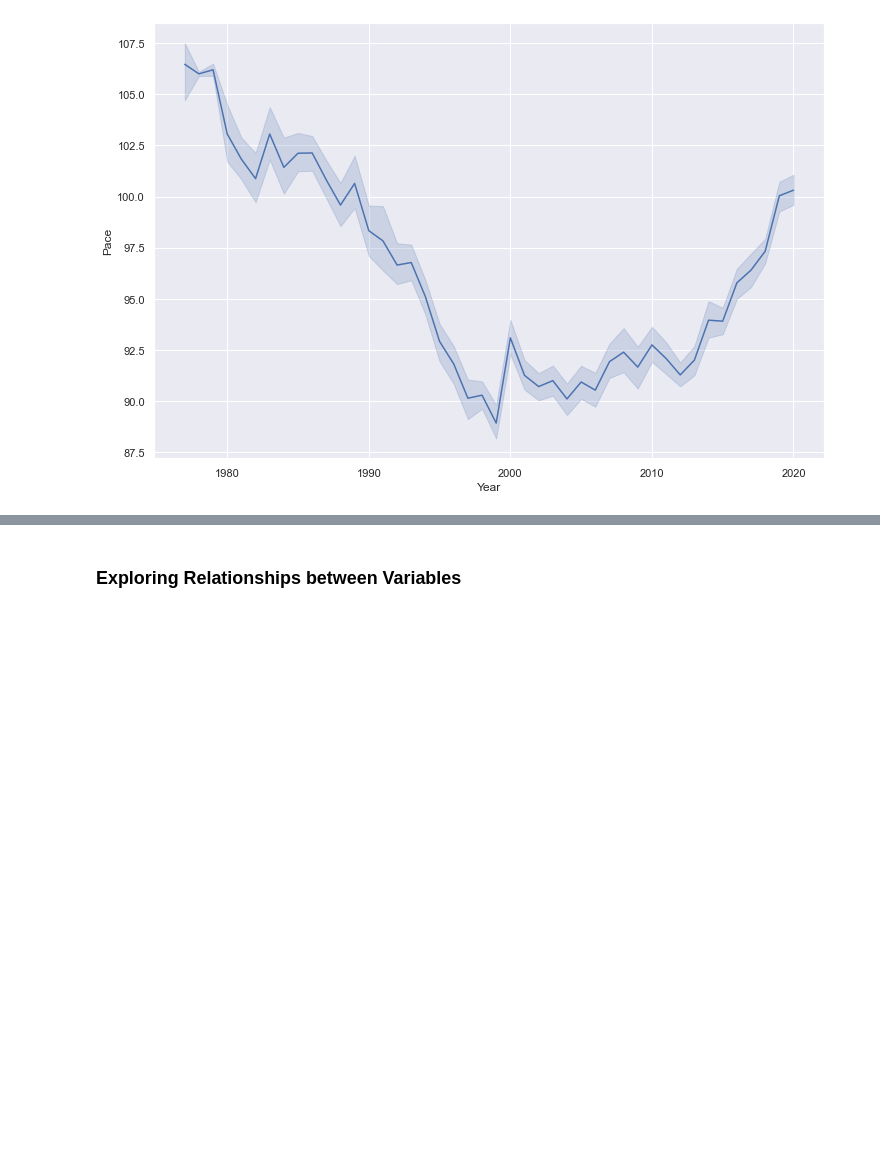
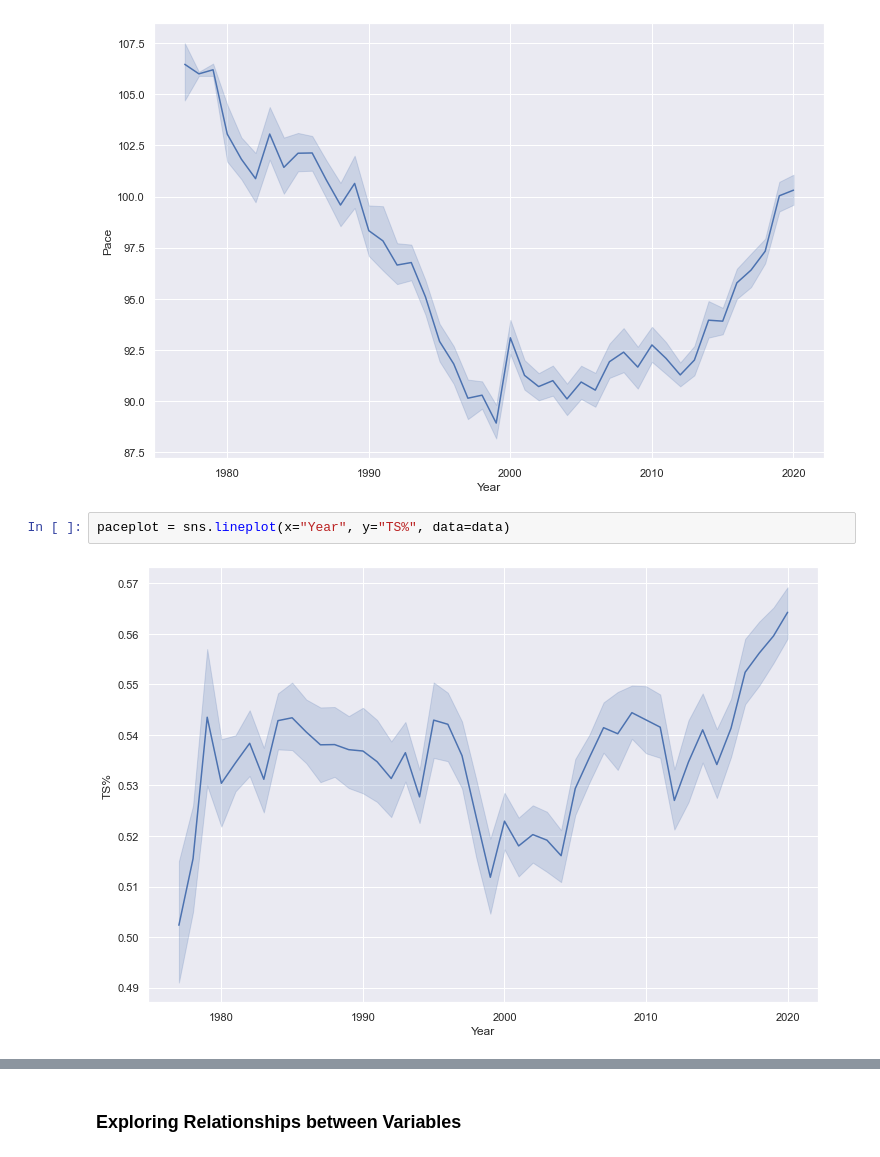
Before and after one commit to gargparthb/nba-data-analysis, a Jupyter notebook: notebooks/eda.ipynb, the cells around one changed output, grey strips where cells are left out. Cells and saved outputs as stored; diff of their text form; blank space fills up the shorter version.

```diff
--- a/notebooks/eda.ipynb
+++ b/notebooks/eda.ipynb
@@ -64,3 +64,7 @@ defrplot = sns.lineplot(x='Year', y='DRtg', data=data)
 paceplot = sns.lineplot(x="Year", y="Pace", data=data)
 # %% [output]
 [figure]
+# %%
+paceplot = sns.lineplot(x="Year", y="TS%", data=data)
+# %% [output]
+[figure, added]
```
Also changed, not shown: parts of 1 cell of this notebook, 3 other files.
